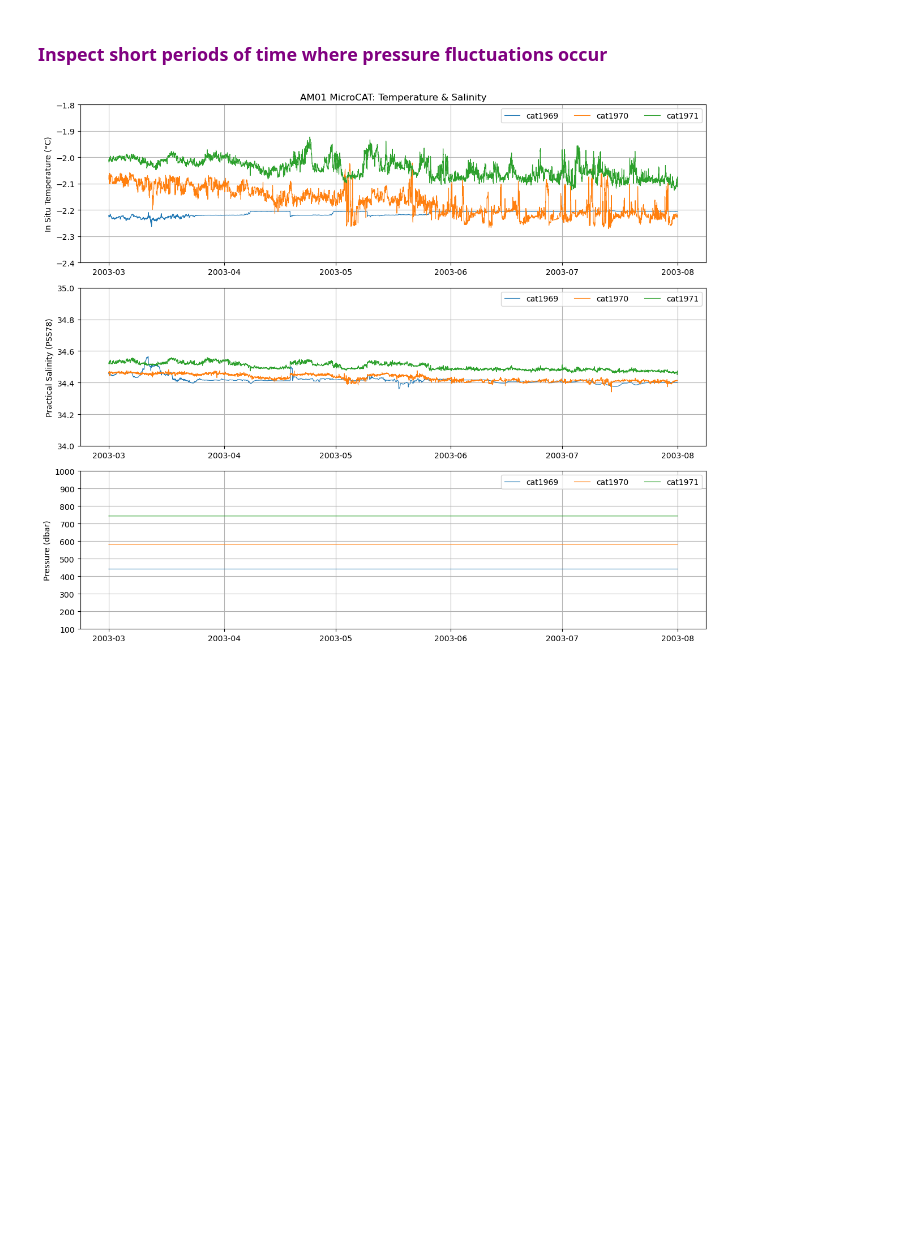
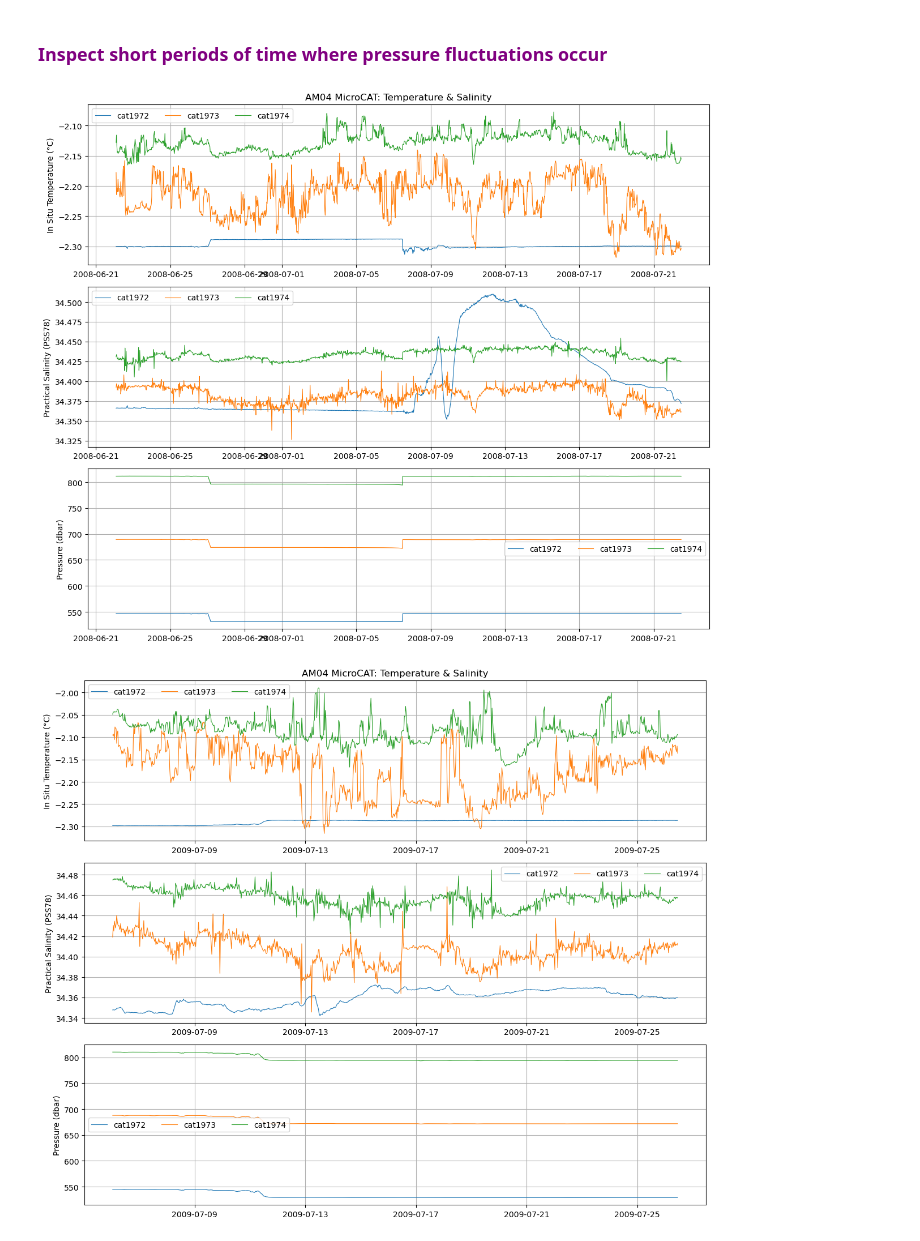
Before and after one commit to dohertyalexj/amery-amisor, a Jupyter notebook: notebooks/explore-TimeSeriesPlots.ipynb, the cells around one changed output. Drawn from its saved outputs; the diff is of its cells as text; code cells hidden in the pictures; blank space fills up the shorter version.

Commit message:
Pressure fluctuation handling added

```diff
--- a/notebooks/explore-TimeSeriesPlots.ipynb
+++ b/notebooks/explore-TimeSeriesPlots.ipynb
@@ -5,6 +5,8 @@
 # %%
 import pandas as pd
 import matplotlib.pyplot as plt
+
+position_colours = {0: "tab:blue", 1: "tab:orange", 2: "tab:green"}
 
 def plot_time_series(df, am_id, ylim_temp=None, ylim_sal=None, ylim_p=None, resample=None, start_time=None, end_time=None):
     # Sort through dataframe keys and extract the keys containing the specified borehole is (AMXX)
@@ -16,7 +18,9 @@ def plot_time_series(df, am_id, ylim_temp=None, ylim_sal=None, ylim_p=None, resa
     if end_time is not None:
         df_bh = df_bh[df_bh["time"] <= end_time]
 
-    cats = sorted(df_bh["cat"].unique(), key=int)
+    # Sort cats by median pressure to ensure consistent ordering across plots
+    median_pressure = df_bh.groupby("cat")["pressure"].median().sort_values()
+    cats = median_pressure.index.tolist()
 
     if len(cats) == 0:
         print(f"No data for {am_id}")
@@ -24,18 +28,13 @@ def plot_time_series(df, am_id, ylim_temp=None, ylim_sal=None, ylim_p=None, resa
 
     fig, (axT, axS, axP) = plt.subplots(3, 1, figsize=(12, 10), sharex=False)
 
-    for cat_id in cats:
+    for i, cat_id in enumerate(cats):
         dfp = df_bh[df_bh["cat"] == cat_id]
+        colour = position_colours[i]
 
-        # Optional: smooth/downsample to make multi-year plots readable
-        # if resample is not None:
-        #     dfp = df.resample(resample).mean(numeric_only=True)
-        # else:
-        #     dfp = df
-
-        axT.plot(dfp["time"], dfp["in_situ_temperature"], lw=0.8, label=f"cat{cat_id}")
-        axS.plot(dfp["time"], dfp["practical_salinity"],    lw=0.8, label=f"cat{cat_id}")
-        axP.plot(dfp["time"], dfp["pressure"],    lw=0.8, label=f"cat{cat_id}")
+        axT.plot(dfp["time"], dfp["in_situ_temperature"], lw=0.8, label=f"cat{cat_id}", color=colour)
+        axS.plot(dfp["time"], dfp["practical_salinity"],    lw=0.8, label=f"cat{cat_id}", color=colour)
+        axP.plot(dfp["time"], dfp["pressure"],    lw=0.8, label=f"cat{cat_id}", color=colour)
 
     axT.set_ylabel("In Situ Temperature (°C)")
     axS.set_ylabel("Practical Salinity (PSS78)")
@@ -73,6 +72,24 @@ for am_id in boreholes:
 # %% [markdown]
 ### <span style="color:purple"> Inspect short periods of time where pressure fluctuations occur </span>
 # %%
-plot_time_series(df, "AM01", (-2.4, -1.8), (34, 35), (100, 1000), resample="None", start_time="2003-03-01", end_time="2003-08-01")
+# Read in the identified pressure change events
+events = pd.read_parquet("../data/proc/pressure_changes.parquet")
+
+# Create a buffer of 5 days around each event
+buffer_days = 5
+
+# Iterate over each event
+for i, event in events.iterrows():
+    # Calculate the start and end time including the buffer
+    start = event["event_start"] - pd.Timedelta(days=buffer_days)
+    end = event["event_end"] + pd.Timedelta(days=buffer_days)
+
+    plot_time_series(
+        df,
+        event["borehole"],
+        start_time=str(start),
+        end_time=str(end)
+    )
 # %% [output]
-[figure, old version]
+[figure, new version]
+[figure, added]
```
Also changed, not shown: parts of 2 cells of this notebook, 6 other files.
